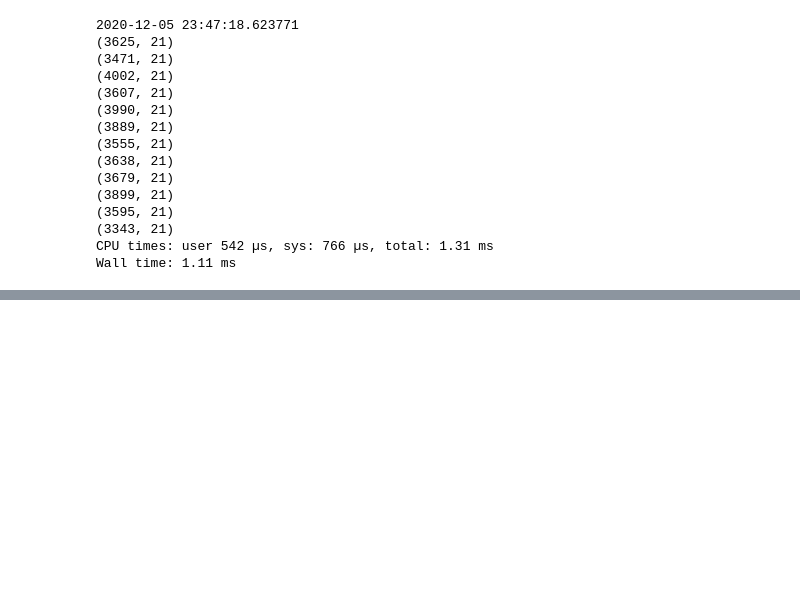
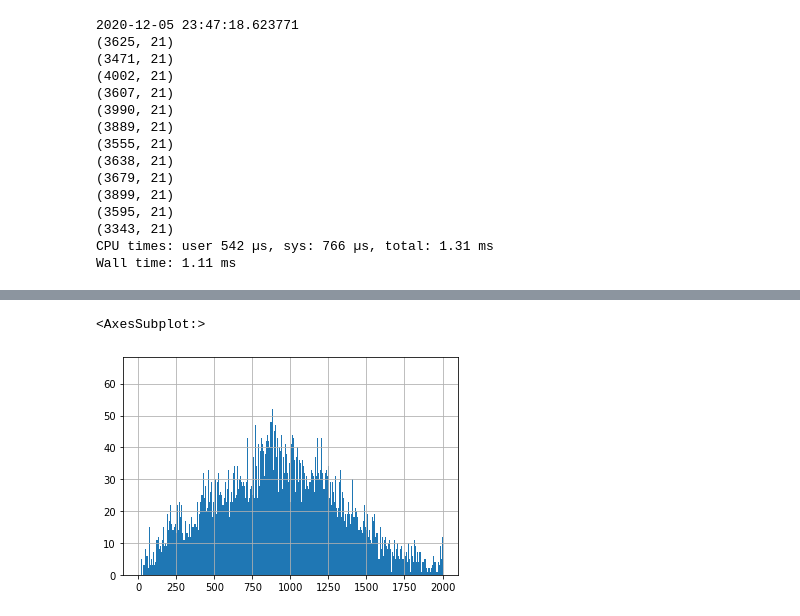
Before and after one commit to dj-betts/Capstone2, a Jupyter notebook: dataset_constructor.ipynb, the cells around one changed output, grey strips where cells are left out. Drawn from its saved outputs; the diff is of its cells as text; code cells hidden in the pictures; blank space fills up the shorter version.

Commit message:
made pretty plots

```diff
--- a/dataset_constructor.ipynb
+++ b/dataset_constructor.ipynb
@@ -484,0 +487,7 @@ Wall time: 1.11 ms
+# %%
+full_19 = pd.read_csv('raw_19.csv', index_col = 'Unnamed: 0')
+# full_18 = pd.read_csv('raw_18.csv')
+# full_17 = pd.read_csv('raw_17.csv')
+# full_16 = pd.read_csv('raw_16.csv')
+# %%
+_2019_df = full_19.copy()
@@ -484,0 +519,2 @@ Wall time: 1.11 ms
+# %%
+_2019_df.keywords = _2019_df.keywords.apply(lambda x: ast.literal_eval(x))
@@ -484,0 +542,2 @@ Wall time: 1.11 ms
+# %%
+word_count = _2019_df.word_count
@@ -484,0 +546,5 @@ Wall time: 1.11 ms
+# %%
+word_count.hist(bins = 2000, range=(0, 2000))
+# %% [output]
+<AxesSubplot:>
+[figure, added]
```
Also changed, not shown: parts of 8 cells of this notebook, 2 other files.
